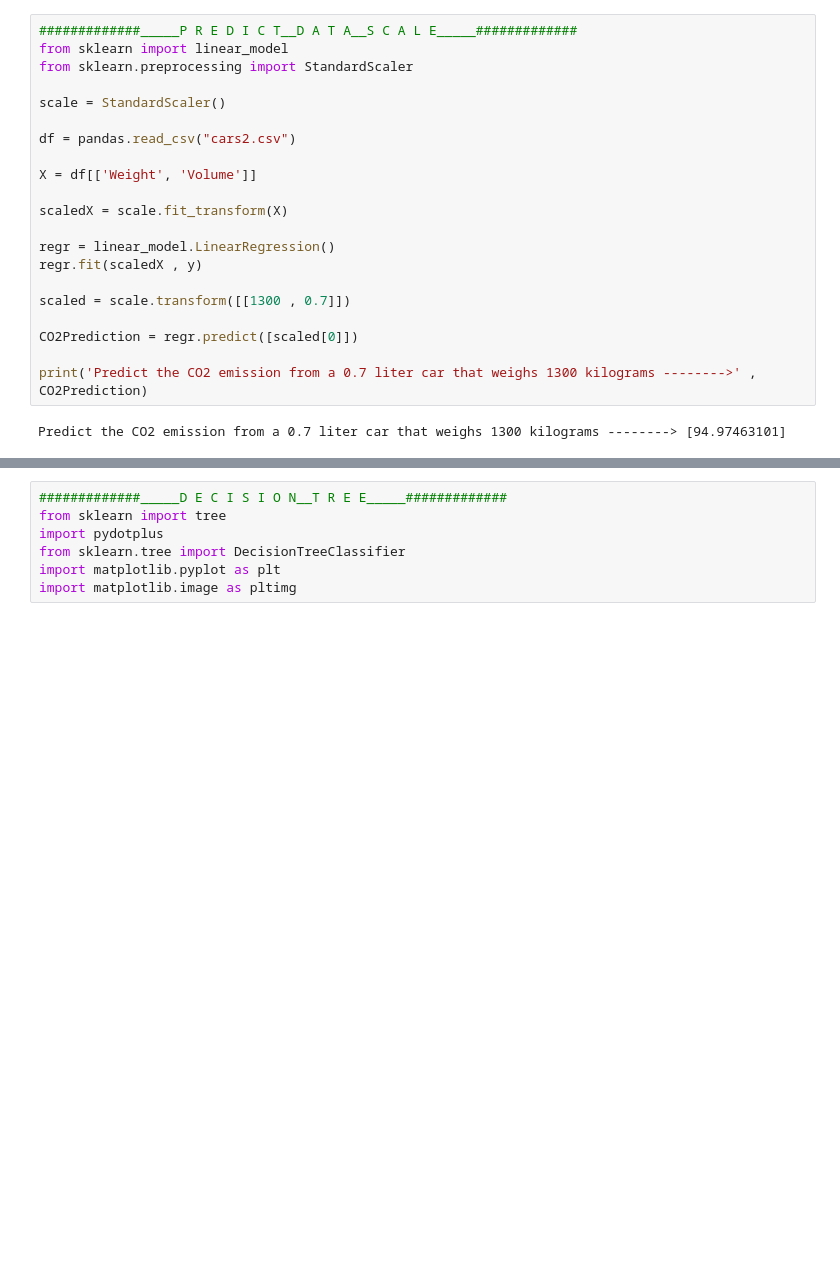
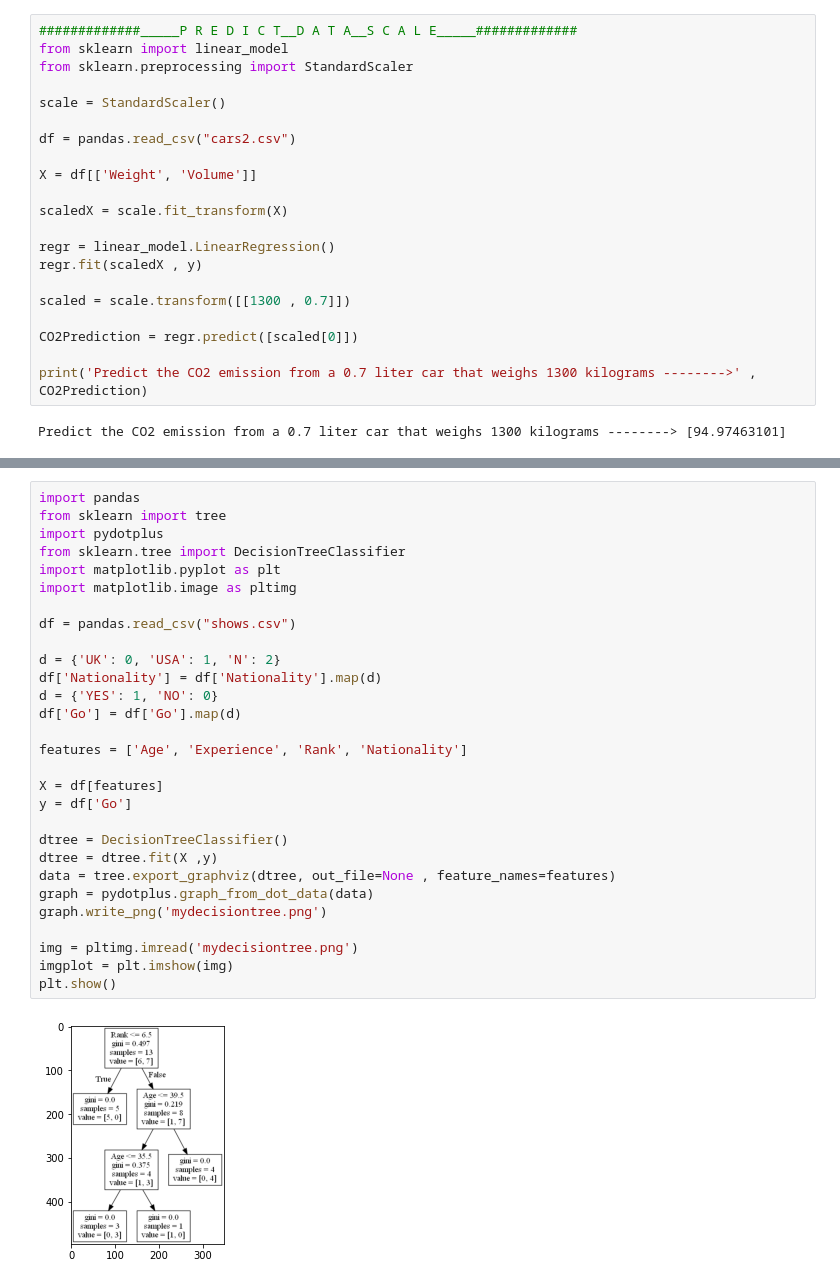
Before and after one commit to BJahanyar/Advanced_Python, a Jupyter notebook: Deep_Learning/Assignment_31/data&statistics.ipynb, the cells around one changed output, grey strips where cells are left out. Saved outputs shown, nothing was run; the diff lists cells and outputs as text; blank space fills up the shorter version.

```diff
--- a/Deep_Learning/Assignment_31/data&statistics.ipynb
+++ b/Deep_Learning/Assignment_31/data&statistics.ipynb
@@ -298,7 +298,31 @@ _____Test The Model With The Testing Data --------> 0.734778862322093
-# %%
-#############_____D E C I S I O N__T R E E_____#############
-from sklearn import tree
-import pydotplus
-from sklearn.tree import DecisionTreeClassifier
-import matplotlib.pyplot as plt
-import matplotlib.image as pltimg
+# %%
+import pandas
+from sklearn import tree
+import pydotplus
+from sklearn.tree import DecisionTreeClassifier
+import matplotlib.pyplot as plt
+import matplotlib.image as pltimg
+
+df = pandas.read_csv("shows.csv")
+
+d = {'UK': 0, 'USA': 1, 'N': 2}
+df['Nationality'] = df['Nationality'].map(d)
+d = {'YES': 1, 'NO': 0}
+df['Go'] = df['Go'].map(d)
+
+features = ['Age', 'Experience', 'Rank', 'Nationality']
+
+X = df[features]
+y = df['Go']
+
+dtree = DecisionTreeClassifier()
+dtree = dtree.fit(X ,y)
+data = tree.export_graphviz(dtree, out_file=None , feature_names=features)
+graph = pydotplus.graph_from_dot_data(data)
+graph.write_png('mydecisiontree.png')
+
+img = pltimg.imread('mydecisiontree.png')
+imgplot = plt.imshow(img)
+plt.show()
+# %% [output]
+[figure, added]
```
Also changed, not shown: parts of 4 cells of this notebook, 2 other files.
